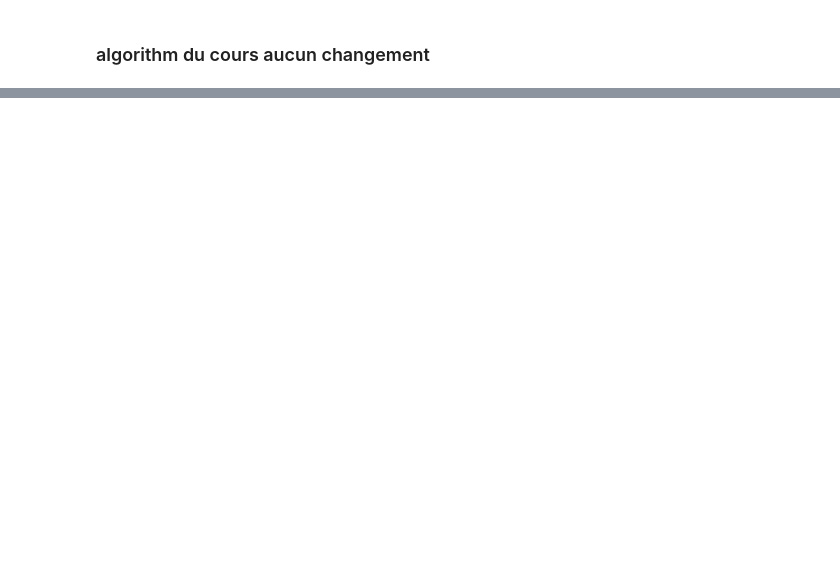
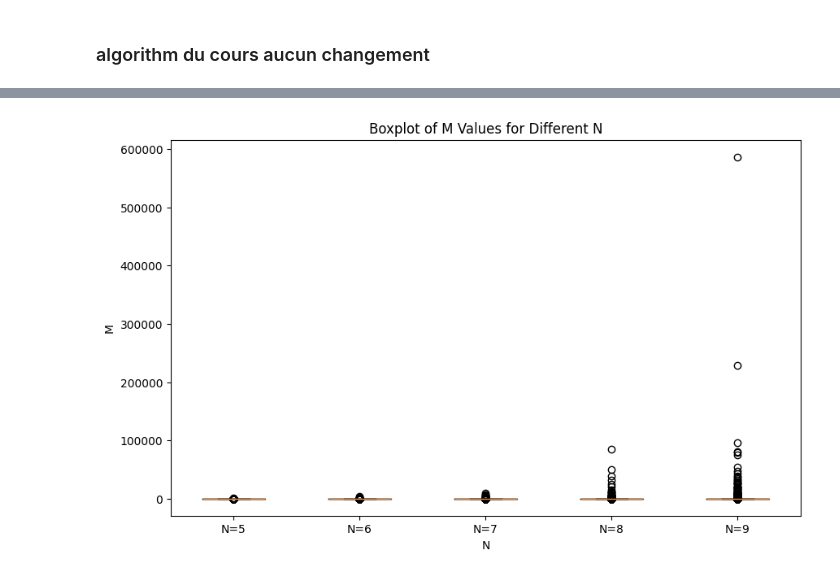
Before and after one commit to teiki-h/cond_bernoulli, a Jupyter notebook: main.ipynb, the cells around one changed output, grey strips where cells are left out. Cells and saved outputs as stored; diff of their text form; code cells hidden in the pictures; blank space fills up the shorter version.

```diff
--- a/main.ipynb
+++ b/main.ipynb
@@ -244,0 +176,24 @@ Ces deux algo (dont les résultats devraient, si j'ai pas fait d'erreur dans mon
+# %%
+I = 2
+num_samples = 10000  # Number of samples to run
+N_values = [5,6,7,8,9]  # Different values for N
+M_values_all = []  # To hold M values for each N
+
+# Collect M values across multiple samples for different N
+for N in N_values:
+    M_values = []
+    for _ in range(num_samples):
+        p = np.random.uniform(0, 1, N)  # Generate random probabilities p
+        sampler = RejectionSampling(p, I)
+        M_values.append(sampler.M)
+    M_values_all.append(M_values)
+
+# Create a boxplot for each N
+plt.figure(figsize=(10, 6))
+plt.boxplot(M_values_all, labels=[f'N={N}' for N in N_values])
+plt.title('Boxplot of M Values for Different N')
+plt.ylabel('M')
+plt.xlabel('N')
+plt.show()
+# %% [output]
+[figure, added]
```
Also changed, not shown: parts of 19 cells of this notebook.
